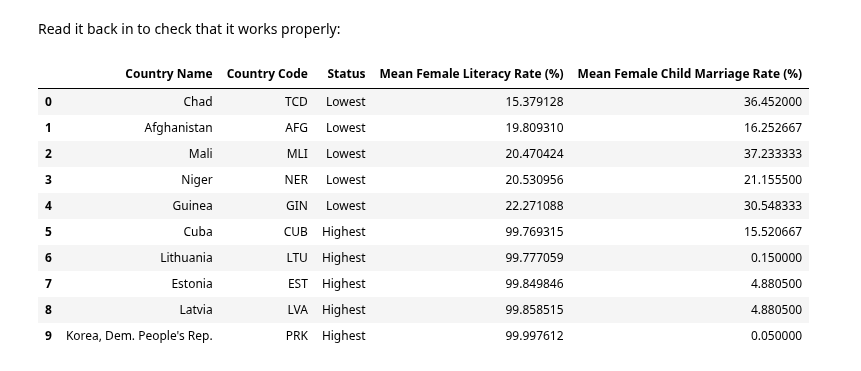
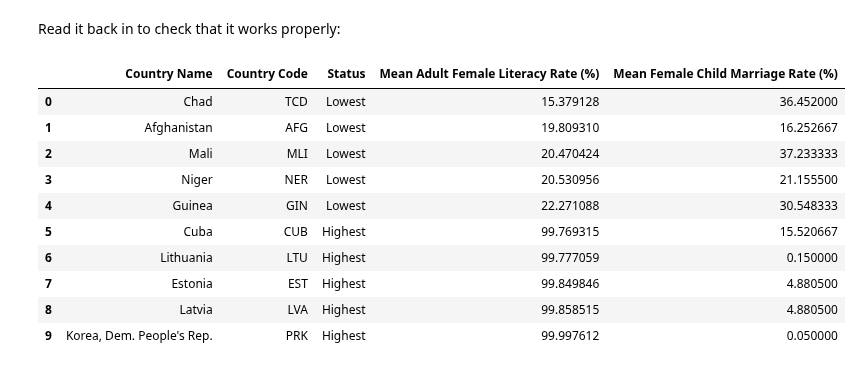
Before and after one commit to nf-97/literacy-project, a Jupyter notebook: child-marriage-dc.ipynb, the cells around one changed output. Saved outputs shown, nothing was run; the diff lists cells and outputs as text; code cells hidden in the pictures.

Commit message:
updated to_csv table name

```diff
--- a/child-marriage-dc.ipynb
+++ b/child-marriage-dc.ipynb
@@ -535,10 +535,10 @@ final_df.to_csv("clean_child_marriage.csv", index=False)
 # %% [markdown]
 Read it back in to check that it works properly:
 # %%
-test = pd.read_csv("clean_child_marriage.csv")
+test = pd.read_csv("clean_child_marriage_merged_w_literacy.csv")
 test
 # %% [output]
-|  | Country Name | Country Code | Status | Mean Female Literacy Rate (%) | Mean Female Child Marriage Rate (%) |
+|  | Country Name | Country Code | Status | Mean Adult Female Literacy Rate (%) | Mean Female Child Marriage Rate (%) |
 | 0 | Chad | TCD | Lowest | 15.379128 | 36.452000 |
 | 1 | Afghanistan | AFG | Lowest | 19.809310 | 16.252667 |
 | 2 | Mali | MLI | Lowest | 20.470424 | 37.233333 |
```
Also changed, not shown: parts of 7 cells of this notebook.
